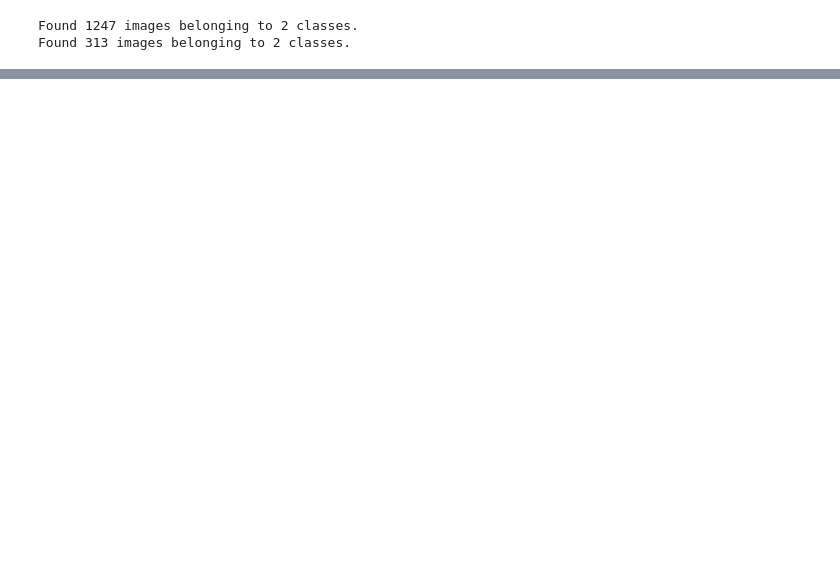
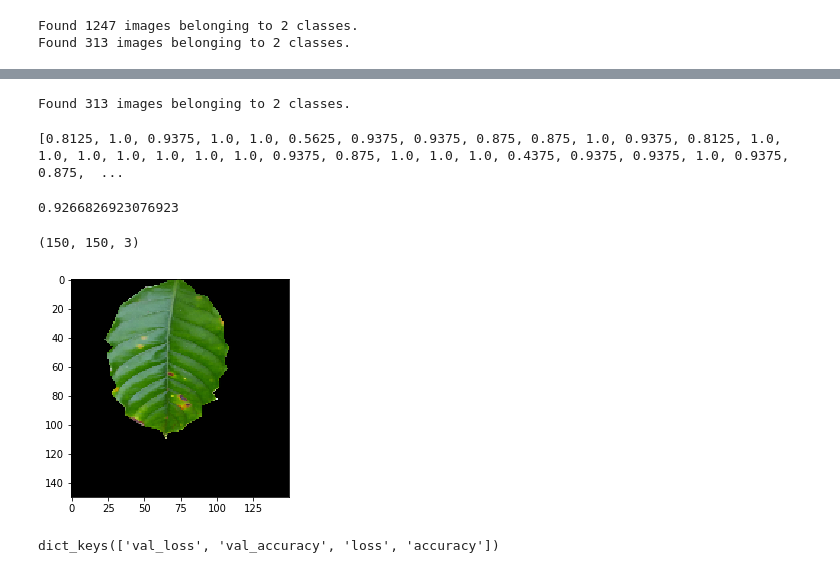
Before and after one commit to Pballer/crop_alert, a Jupyter notebook: data_processing/Classification_Model.ipynb, the cells around one changed output, grey strips where cells are left out. Drawn from its saved outputs; the diff is of its cells as text; code cells hidden in the pictures; blank space fills up the shorter version.

```diff
--- a/data_processing/Classification_Model.ipynb
+++ b/data_processing/Classification_Model.ipynb
@@ -147,0 +163,44 @@ model.save_weights('first_try.h5')  # always save your weights after training or
+# %%
+test_datagen = ImageDataGenerator(rescale=1./255)
+# %%
+test_predict = test_datagen.flow_from_directory(
+        'data/test/',  # this is the target directory
+        target_size=img_shape,  # all images will be resized to 150x150
+        batch_size=batch_size,
+        class_mode='binary')  # since we use binary_crossentropy loss, we need binary labels
+# %% [output]
+Found 313 images belonging to 2 classes.
+# %%
+def prediction_results(pic):
+    predictions = model.predict(pic[0])
+    predict_class = model.predict_classes(pic[0])
+    predict_class = [float(i[0]) for i in predict_class]
+    predict_class = list(zip(pic[1], predict_class))
+    correct = sum([p == i for p, i in predict_class])/16
+    return correct
+# %%
+results = []
+for i, pic in enumerate(test_predict):
+    results.append(prediction_results(pic))
+    if i > 50:
+        break
+# %%
+print(results)
+# %% [output]
+[0.8125, 1.0, 0.9375, 1.0, 1.0, 0.5625, 0.9375, 0.9375, 0.875, 0.875, 1.0, 0.9375, 0.8125, 1.0, 1.0, 1.0, 1.0, 1.0, 1.0, 1.0, 0.9375, 0.875, 1.0, 1.0, 1.0, 0.4375, 0.9375, 0.9375, 1.0, 0.9375, 0.875,  ...
+# %%
+sum(results)/len(results)
+# %% [output]
+0.9266826923076923
+# %%
+np.shape(pic[0][2])
+# %% [output]
+(150, 150, 3)
+# %%
+plt.imshow(pic[0][5]);
+# %% [output]
+[figure, added]
+# %%
+history.history.keys()
+# %% [output]
+dict_keys(['val_loss', 'val_accuracy', 'loss', 'accuracy'])
```
Also changed, not shown: parts of 20 cells of this notebook.
